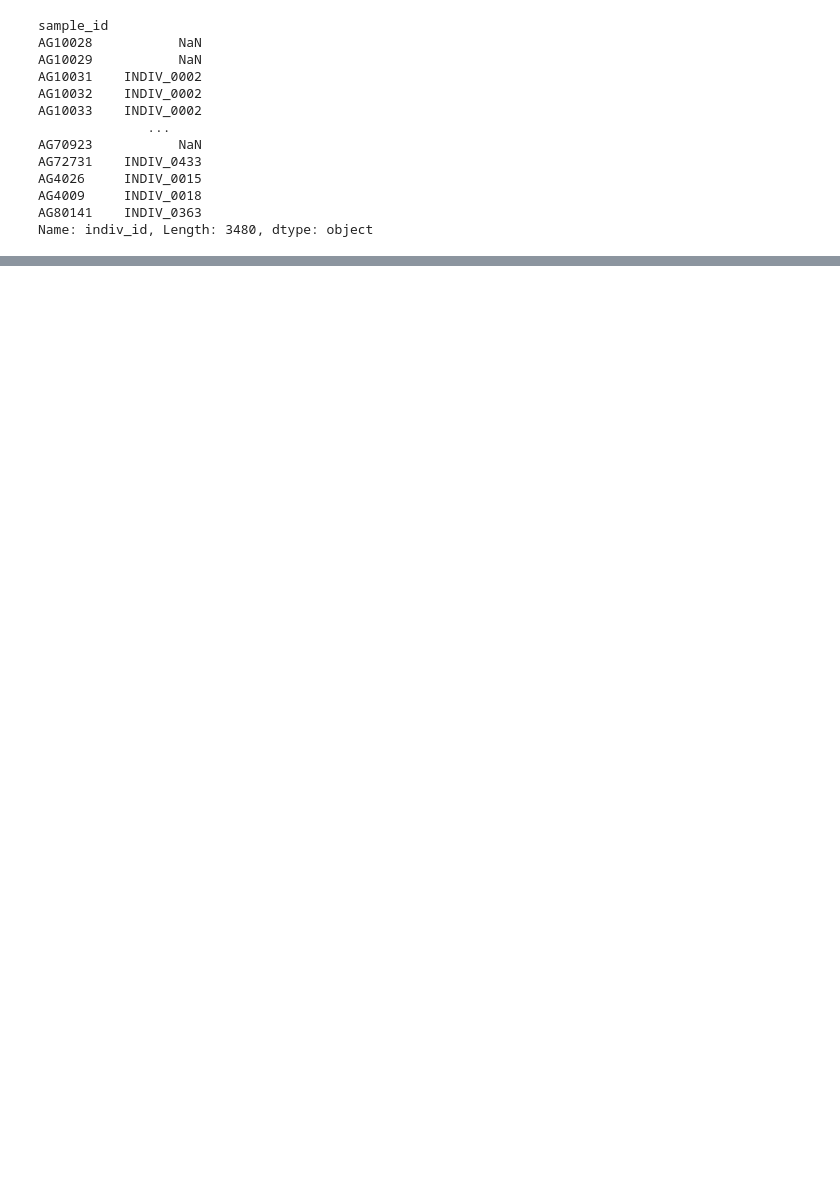
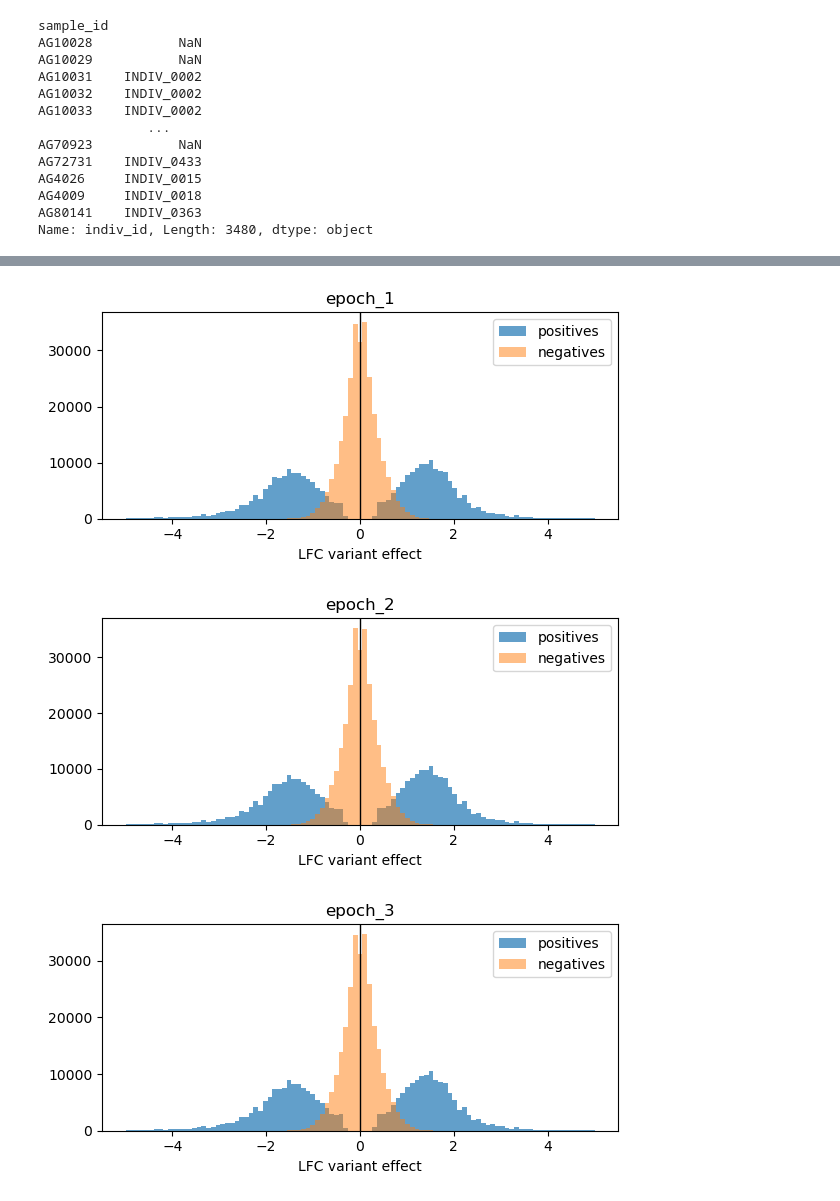
Before and after one commit to vierstralab/vinson, a Jupyter notebook: creating_adata.ipynb, the cells around one changed output, grey strips where cells are left out. Drawn from its saved outputs; the diff is of its cells as text; code cells hidden in the pictures; blank space fills up the shorter version.

```diff
--- a/creating_adata.ipynb
+++ b/creating_adata.ipynb
@@ -354,0 +516,15 @@ train_var_adata.write_h5ad('/net/seq/data2/projects/mbrannon/variant_train_adata
+# %%
+#take that anndata and split into 3 epochs
+variant_file = '/net/seq/data2/projects/mbrannon/variant_train_adata_wfdr.h5ad'
+# %%
+import numpy as np
+import scipy.sparse as sp
+import anndata as ad
+import gc
+import matplotlib.pyplot as plt
+from tqdm import tqdm
+
+
+adata = ad.read_h5ad(variant_file)
+n_rows, n_cols = adata.shape
+print("Loaded AnnData:", adata.shape)
@@ -354,0 +652,27 @@ train_var_adata.write_h5ad('/net/seq/data2/projects/mbrannon/variant_train_adata
+# %%
+# ==================================================
+# Sanity check histograms (match pandas)
+# ==================================================
+bins = np.linspace(-5, 5, 100)
+for epoch, idx_dict in epoch_indices.items():
+    logit = epoch_adata.layers[f"logit_es.{epoch}"]
+
+    pos_rows, pos_cols = idx_dict["pos"]
+    neg_rows, neg_cols = idx_dict["neg"]
+
+    pos_vals = logit[pos_rows, pos_cols].A1
+    neg_vals = logit[neg_rows, neg_cols].A1
+
+    plt.figure(figsize=(6, 3))
+    plt.hist(pos_vals, bins=bins, alpha=0.7, label="positives")
+    plt.hist(neg_vals, bins=bins, alpha=0.5, label="negatives")
+    plt.axvline(0, color="black", lw=1)
+    plt.title(epoch)
+    plt.xlabel("LFC variant effect")
+    plt.legend()
+    plt.tight_layout()
+    plt.show()
+# %% [output]
+[figure, added]
+[figure, added]
+[figure, added]
```
Also changed, not shown: parts of 48 cells of this notebook, 5 other files.
